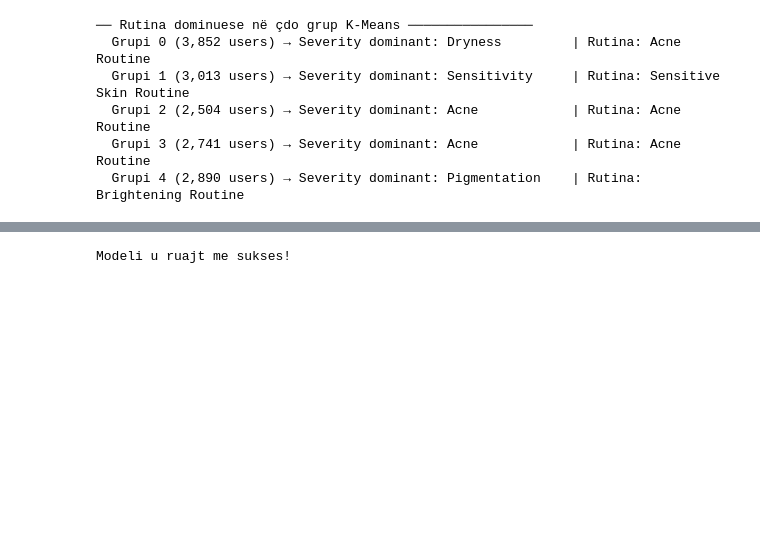
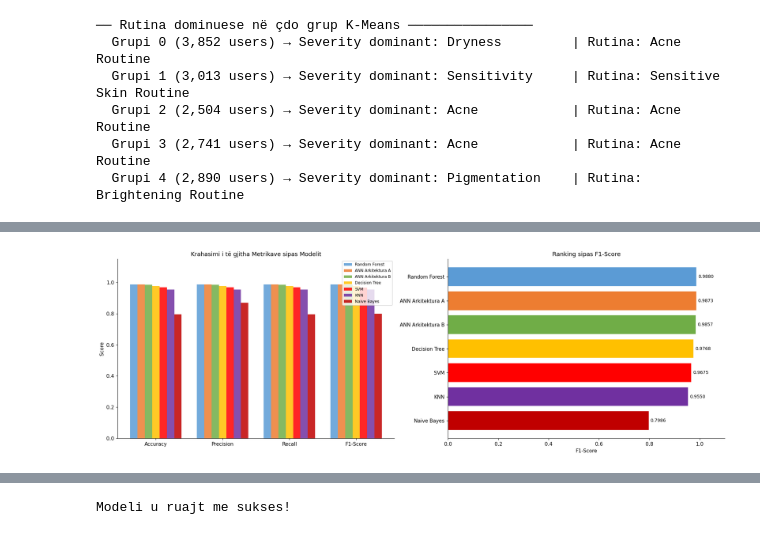
Before and after one commit to Sara587979/AI-Skincare-Personalization, a Jupyter notebook: skincare_ml.ipynb, the cells around one changed output, grey strips where cells are left out. Cells and saved outputs as stored; diff of their text form; code cells hidden in the pictures; blank space fills up the shorter version.

```diff
--- a/skincare_ml.ipynb
+++ b/skincare_ml.ipynb
@@ -1433,0 +1478,31 @@ for i in range(optimal_k):
+# %%
+fig, axes = plt.subplots(1, 2, figsize=(18, 6))
+
+metrics = ['Accuracy', 'Precision', 'Recall', 'F1-Score']
+colors  = ['#5b9bd5', '#ed7d31', '#70ad47', '#ffc000', '#ff0000', '#7030a0', '#c00000']
+x       = np.arange(len(metrics))
+width   = 0.11
+
+for i, (model, row) in enumerate(results_df.iterrows()):
+    axes[0].bar(x + i * width, row[metrics], width, label=model, color=colors[i], alpha=0.85)
+
+axes[0].set_title('Krahasimi i të gjitha Metrikave sipas Modelit')
+axes[0].set_xticks(x + width * 3)
+axes[0].set_xticklabels(metrics)
+axes[0].set_ylim(0, 1.15)
+axes[0].legend(fontsize=8, loc='upper right')
+axes[0].set_ylabel('Score')
+
+# F1-Score ranking
+f1_sorted = results_df['F1-Score'].sort_values()
+bars = axes[1].barh(f1_sorted.index, f1_sorted.values,
+                    color=colors[:len(f1_sorted)][::-1], edgecolor='white')
+axes[1].bar_label(bars, fmt='%.4f', padding=3, fontsize=9)
+axes[1].set_title('Ranking sipas F1-Score')
+axes[1].set_xlabel('F1-Score')
+axes[1].set_xlim(0, 1.1)
+
+plt.tight_layout()
+plt.show()
+# %% [output]
+[figure, added]
```
Also changed, not shown: parts of 22 cells of this notebook, 1 other file.
